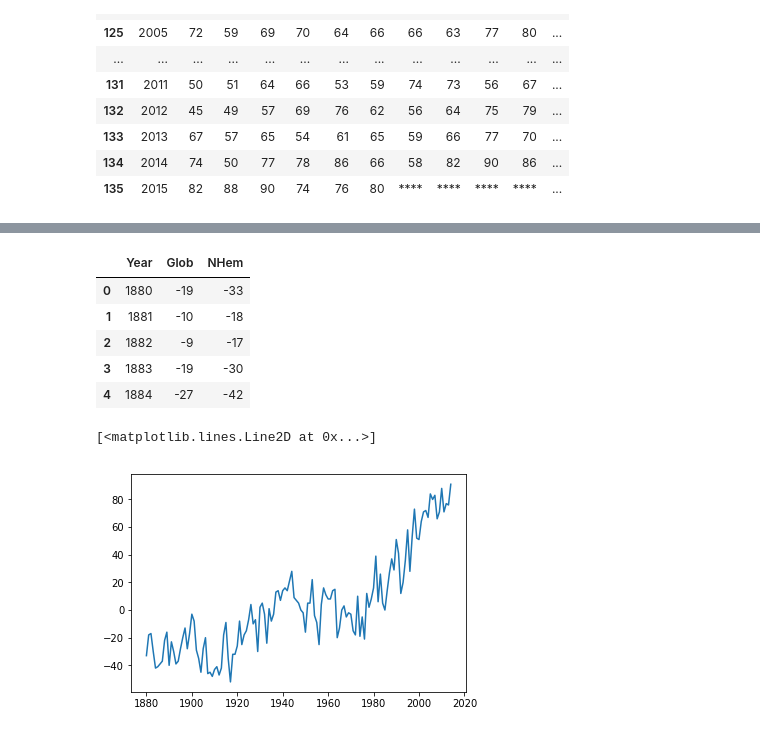
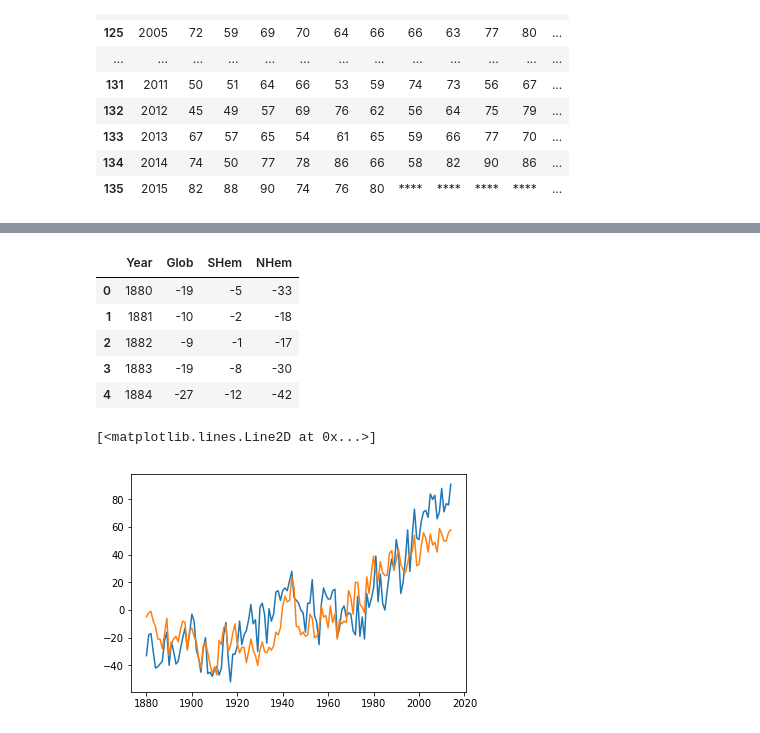
Before and after one commit to SYYoung/Data-Mining, a Jupyter notebook: Data Visualization/Week2.ipynb, the cells around one changed output, grey strips where cells are left out. Cells and saved outputs as stored; diff of their text form; code cells hidden in the pictures.

```diff
--- a/Data Visualization/Week2.ipynb
+++ b/Data Visualization/Week2.ipynb
@@ -64,17 +64,18 @@ mydata3.head()
 | 3 | 1883 | -19 | -30 | -8 | -34 | -22 | -2 | -28 | -57 | -20 | -25 | ... |
 | 4 | 1884 | -27 | -42 | -12 | -56 | -17 | -11 | -127 | -58 | -41 | -21 | ... |
 # %%
-nhem = mydata3[['Year','Glob','NHem']]
+nhem = mydata3[['Year','Glob','SHem','NHem']]
 nhem.head()
 # %% [output]
-|  | Year | Glob | NHem |
-| 0 | 1880 | -19 | -33 |
-| 1 | 1881 | -10 | -18 |
-| 2 | 1882 | -9 | -17 |
-| 3 | 1883 | -19 | -30 |
-| 4 | 1884 | -27 | -42 |
+|  | Year | Glob | SHem | NHem |
+| 0 | 1880 | -19 | -5 | -33 |
+| 1 | 1881 | -10 | -2 | -18 |
+| 2 | 1882 | -9 | -1 | -17 |
+| 3 | 1883 | -19 | -8 | -30 |
+| 4 | 1884 | -27 | -12 | -42 |
 # %%
 plt.plot(nhem['Year'],nhem['NHem'])
+plt.plot(nhem['Year'],nhem['SHem'])
 # %% [output]
 [<matplotlib.lines.Line2D at 0x...>]
-[figure, old version]
+[figure, new version]
```
Also changed, not shown: parts of 3 cells of this notebook.
